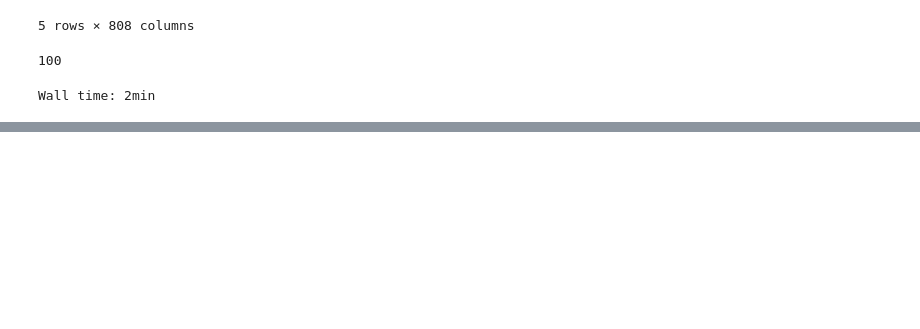
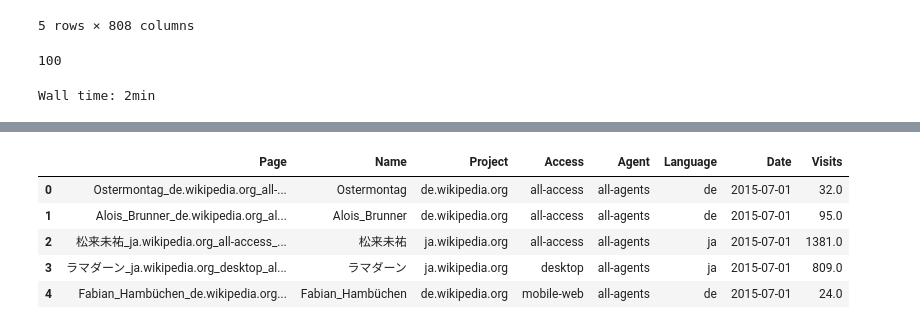
Before and after one commit to thampiman/google-web-traffic, a Jupyter notebook: Data_Preparation.ipynb, the cells around one changed output, grey strips where cells are left out. Cells and saved outputs as stored; diff of their text form; code cells hidden in the pictures; blank space fills up the shorter version.

Commit message:
EDA nb + additional data prep post-EDA

```diff
--- a/Data_Preparation.ipynb
+++ b/Data_Preparation.ipynb
@@ -84,0 +98,2 @@ Wall time: 2min
+# %%
+df_train_sample = pd.read_csv(os.path.join(data_dir, 'train_clean_sample.csv'))
@@ -84,0 +110,18 @@ Wall time: 2min
+# %%
+categorical_cols = df_train_sample.columns.values[:5]
+date_cols = df_train_sample.columns.values[5:]
+# %%
+df_train_sample['Language'] = df_train_sample['Project'].apply(fe.extract_language)
+categorical_cols = np.append(categorical_cols, 'Language')
+# %%
+df_train_sample_melt = pd.melt(df_train_sample, id_vars=categorical_cols, var_name='Date', value_name='Visits')
+df_train_sample_melt['Date'] = df_train_sample_melt['Date'].astype('datetime64[ns]')
+# %%
+df_train_sample_melt.head()
+# %% [output]
+|  | Page | Name | Project | Access | Agent | Language | Date | Visits |
+| 0 | Ostermontag_de.wikipedia.org_all-... | Ostermontag | de.wikipedia.org | all-access | all-agents | de | 2015-07-01 | 32.0 |
+| 1 | Alois_Brunner_de.wikipedia.org_al... | Alois_Brunner | de.wikipedia.org | all-access | all-agents | de | 2015-07-01 | 95.0 |
+| 2 | 松来未祐_ja.wikipedia.org_all-access_... | 松来未祐 | ja.wikipedia.org | all-access | all-agents | ja | 2015-07-01 | 1381.0 |
+| 3 | ラマダーン_ja.wikipedia.org_desktop_al... | ラマダーン | ja.wikipedia.org | desktop | all-agents | ja | 2015-07-01 | 809.0 |
+| 4 | Fabian_Hambüchen_de.wikipedia.org... | Fabian_Hambüchen | de.wikipedia.org | mobile-web | all-agents | de | 2015-07-01 | 24.0 |
```
Also changed, not shown: parts of 7 cells of this notebook, 1 other file.
